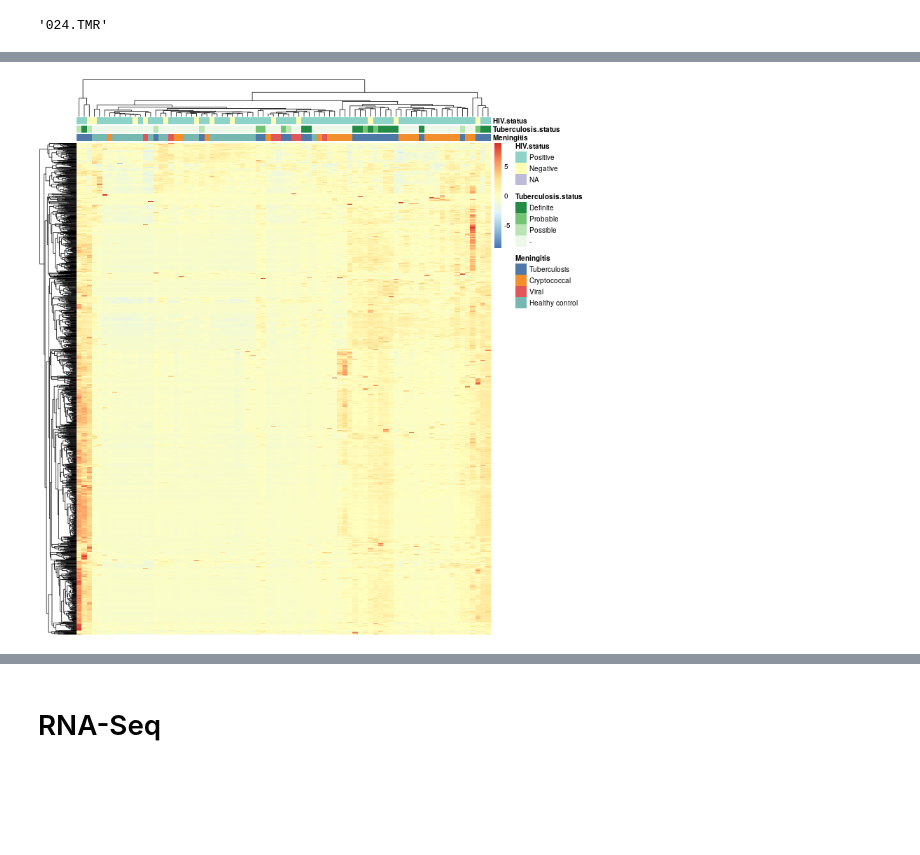
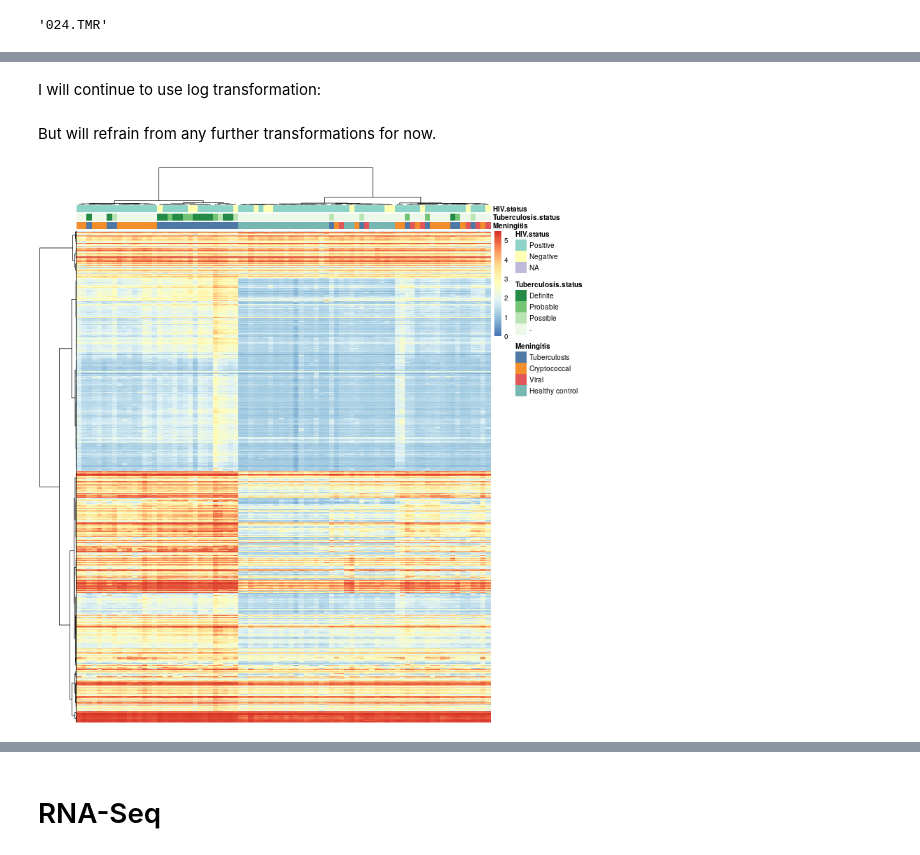
Before and after one commit to krassowski/meningitis-integration, a Jupyter notebook: data_exploration/Molecular_data_analysis.ipynb, the cells around one changed output, grey strips where cells are left out. Drawn from its saved outputs; the diff is of its cells as text; code cells hidden in the pictures; blank space fills up the shorter version.

```diff
--- a/data_exploration/Molecular_data_analysis.ipynb
+++ b/data_exploration/Molecular_data_analysis.ipynb
@@ -502,12 +538,23 @@ matrix.mean().argmax()
+# %% [markdown]
+I will continue to use log transformation:
+# %%
+log_matrix = matrix.applymap(log10)
+# %% [markdown]
+But will refrain from any further transformations for now.
 # %%
-%%R -w 800 -h 800 -u px
-pheatmap(
-    matrix[,colnames(matrix) != 'X024.TMR'],
+%%R -w 800 -h 800 -u px -i log_matrix -o log_clusters
+colnames(log_matrix) <- sub('^X', '', colnames(log_matrix))
+
+log_clusters = pheatmap(
+    log_matrix,
     show_colnames=FALSE,
     show_rownames=FALSE,
-    annotation_col=patient_annotations[rownames(patient_annotations) != 'X024.TMR',],
+    annotation_col=patient_annotations,
     annotation_colors=patient_colors,
-    scale='row'
+    scale='none',
+    clustering_method='ward',
+    clustering_distance_cols='correlation',
+    clustering_distance_rows='correlation'
 )
 # %% [output]
-[figure, old version]
+[figure, new version]
```
Also changed, not shown: parts of 96 cells of this notebook, 4 other files.
